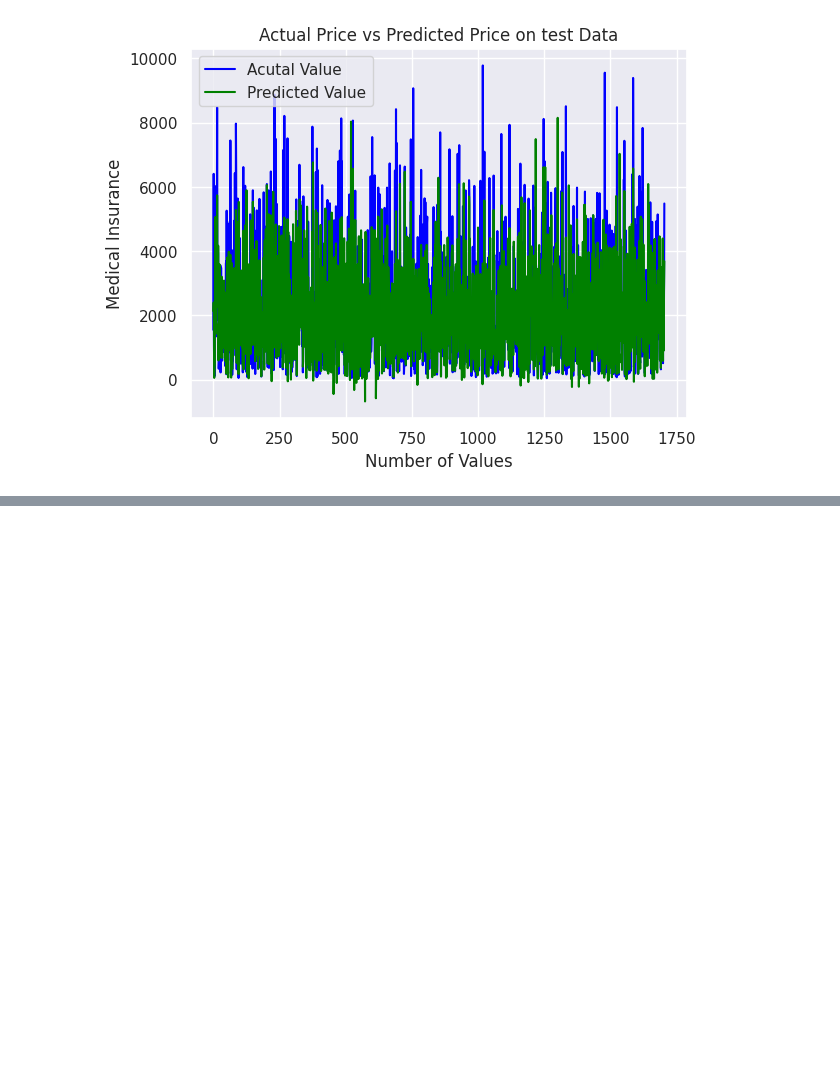
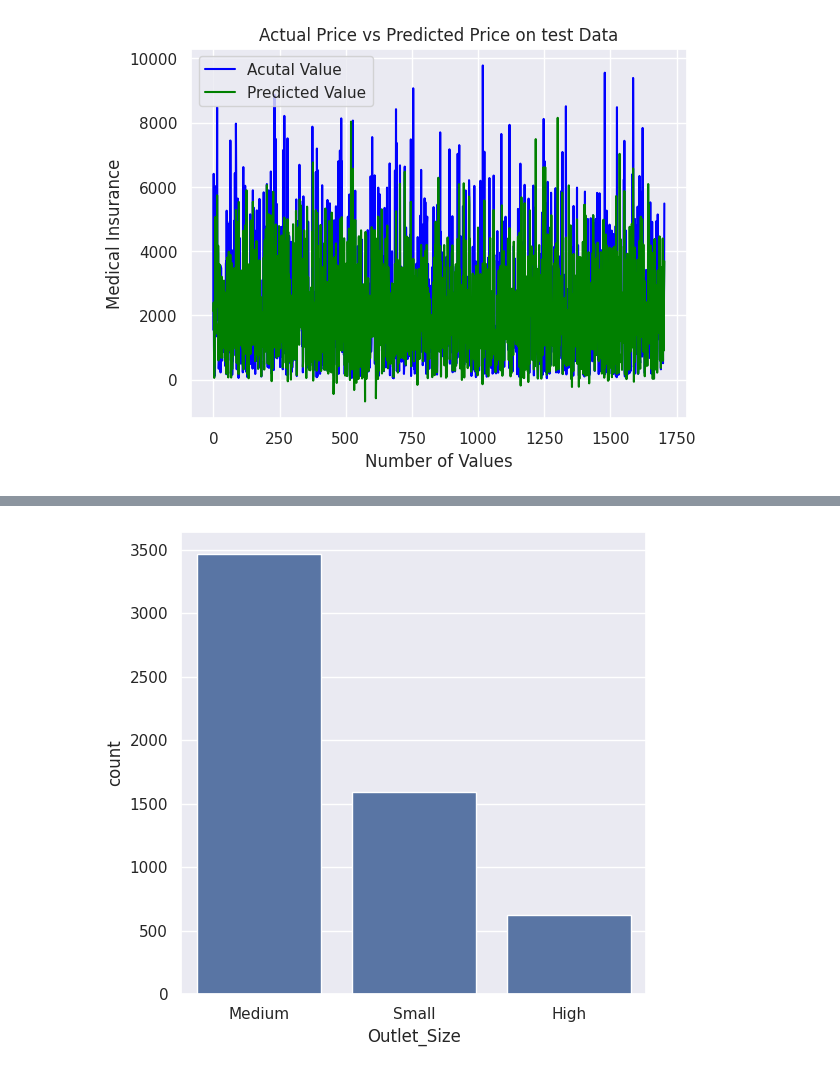
Before and after one commit to hkumi/Be12pp-simulation, a Jupyter notebook: Project_12__Big_Mart_Sales.ipynb, the cells around one changed output, grey strips where cells are left out. Saved outputs shown, nothing was run; the diff lists cells and outputs as text; code cells hidden in the pictures; blank space fills up the shorter version.

```diff
--- a/Project_12__Big_Mart_Sales.ipynb
+++ b/Project_12__Big_Mart_Sales.ipynb
@@ -433,0 +606,6 @@ plt.show()
+# %%
+plt.figure(figsize=(6,6))
+sns.countplot(x ='Outlet_Size',data=test_data)
+plt.show()
+# %% [output]
+[figure, added]
```
Also changed, not shown: parts of 25 cells of this notebook.
